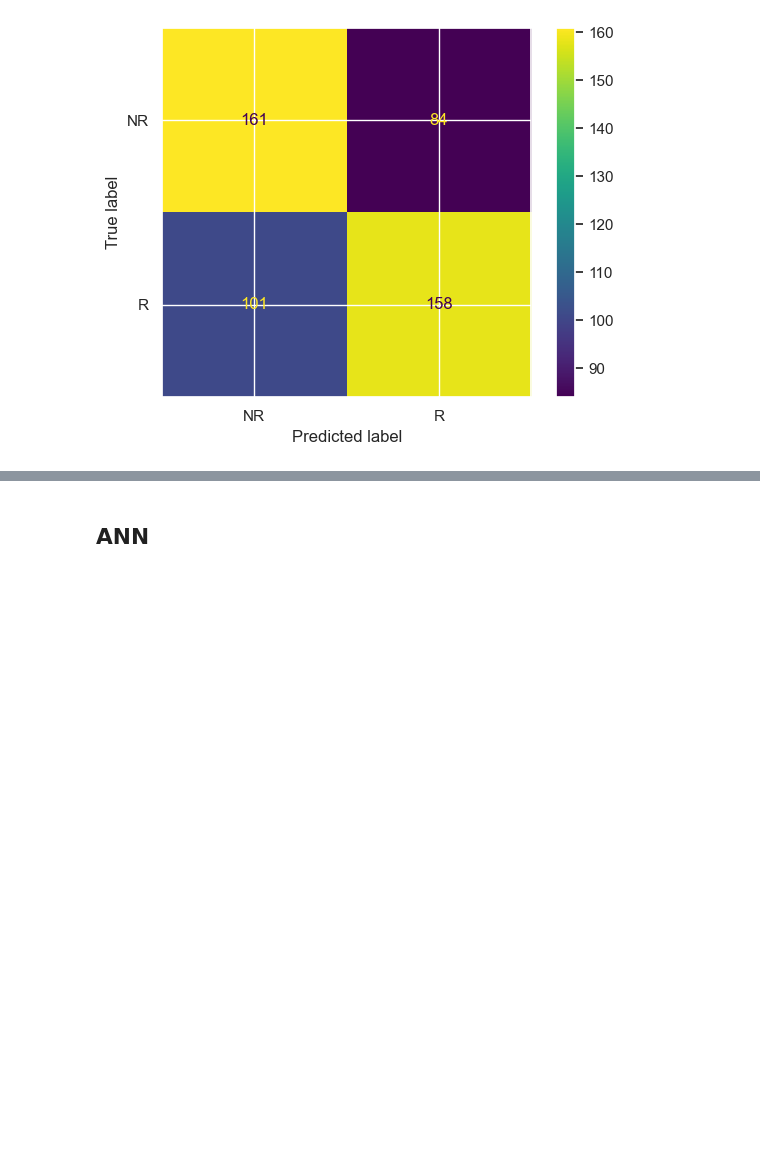
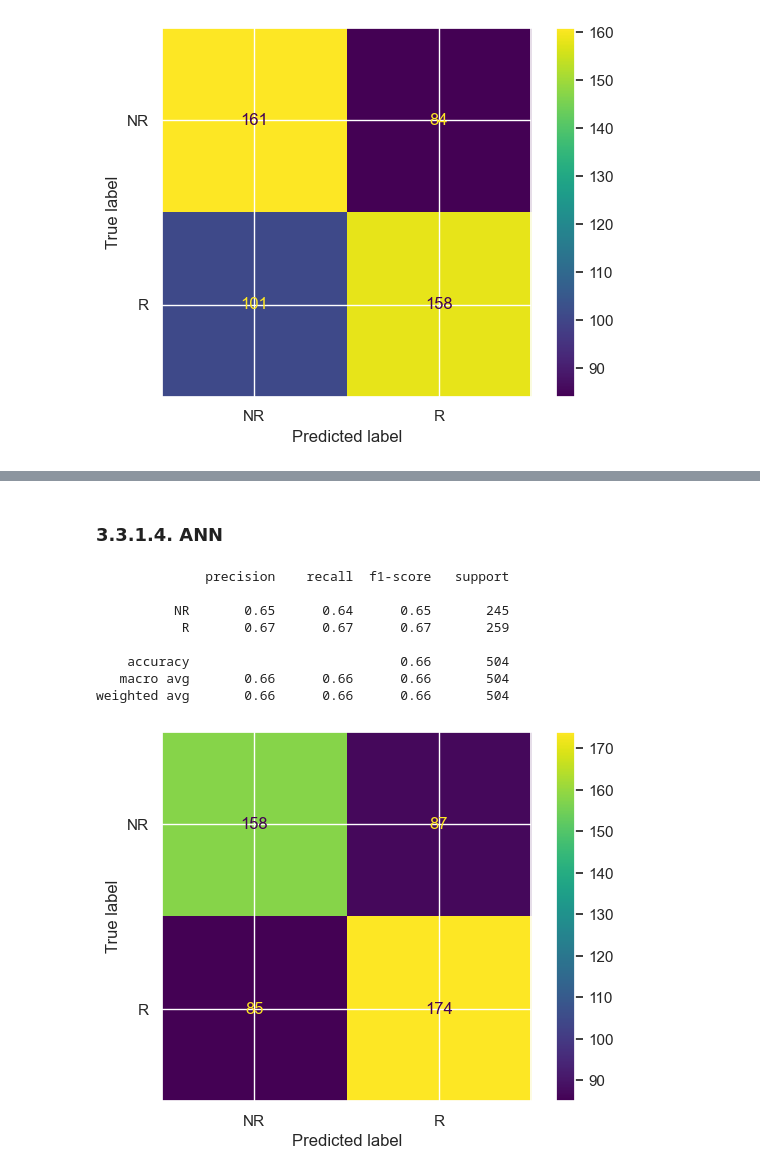
Before and after one commit to MengqiLI0907/Advanced-Spatial-Analysis, a Jupyter notebook: Assignment1.ipynb, the cells around one changed output, grey strips where cells are left out. Drawn from its saved outputs; the diff is of its cells as text; code cells hidden in the pictures; blank space fills up the shorter version.

```diff
--- a/Assignment1.ipynb
+++ b/Assignment1.ipynb
@@ -847,2 +866,2 @@ print(classification_report(y_test, y_pred_rf, target_names=np.unique(y_test)))
 # %% [markdown]
-## ANN
+### **3.3.1.4. ANN**
@@ -894,0 +872,37 @@ from sklearn.model_selection import KFold
+# %%
+# Original labels 'R' and 'NR' which need to be encoded numerically
+label_encoder = LabelEncoder()
+y_train_encoded = label_encoder.fit_transform(y_train)
+y_test_encoded = label_encoder.transform(y_test)
+
+mlp_classifier = MLPClassifier(hidden_layer_sizes=(200,50),  # 50 hidden layer with 200 neurons
+                               activation='relu',          # ReLU activation function
+                               solver='sgd',              # The solver for weight optimization.
+                               max_iter=500,               # Maximum number of iterations.
+                               random_state=42,            # Random state for reproducibility
+                               learning_rate_init=0.001,  # Initial learning rate
+                               batch_size=10)
+
+# Train the model
+mlp_classifier.fit(X_train, y_train_encoded)
+
+# Predict labels
+y_pred_ann = mlp_classifier.predict(X_test)
+y_pred_ann_label = label_encoder.inverse_transform(y_pred_ann)
+# Compute and visualize the confusion matrix
+cm_rf = confusion_matrix(y_test, y_pred_ann_label, labels=rf_cls.classes_)
+disp_rf = ConfusionMatrixDisplay(confusion_matrix=cm_rf, display_labels=rf_cls.classes_)
+disp_rf.plot()
+
+# Print the classification report
+print(classification_report(y_test, y_pred_ann_label, target_names=np.unique(y_test)))
+# %% [output]
+              precision    recall  f1-score   support
+
+          NR       0.65      0.64      0.65       245
+           R       0.67      0.67      0.67       259
+
+    accuracy                           0.66       504
+   macro avg       0.66      0.66      0.66       504
+weighted avg       0.66      0.66      0.66       504
+[figure, added]
```
Also changed, not shown: parts of 20 cells of this notebook.
